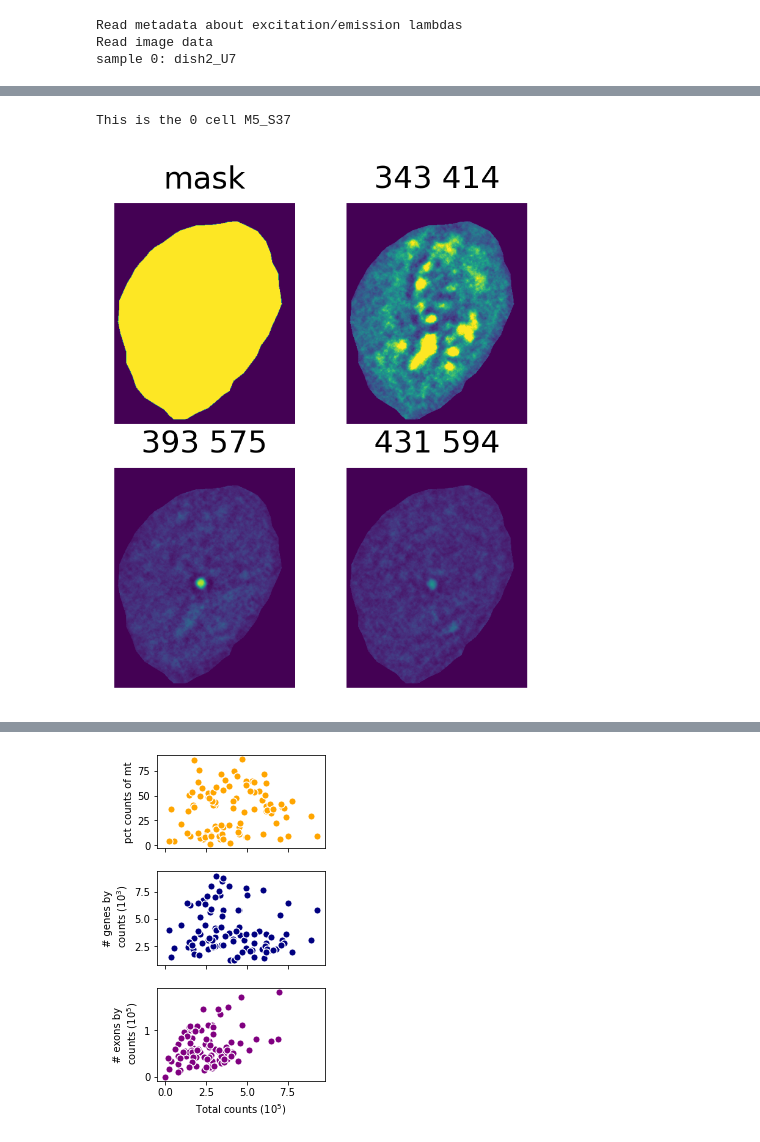
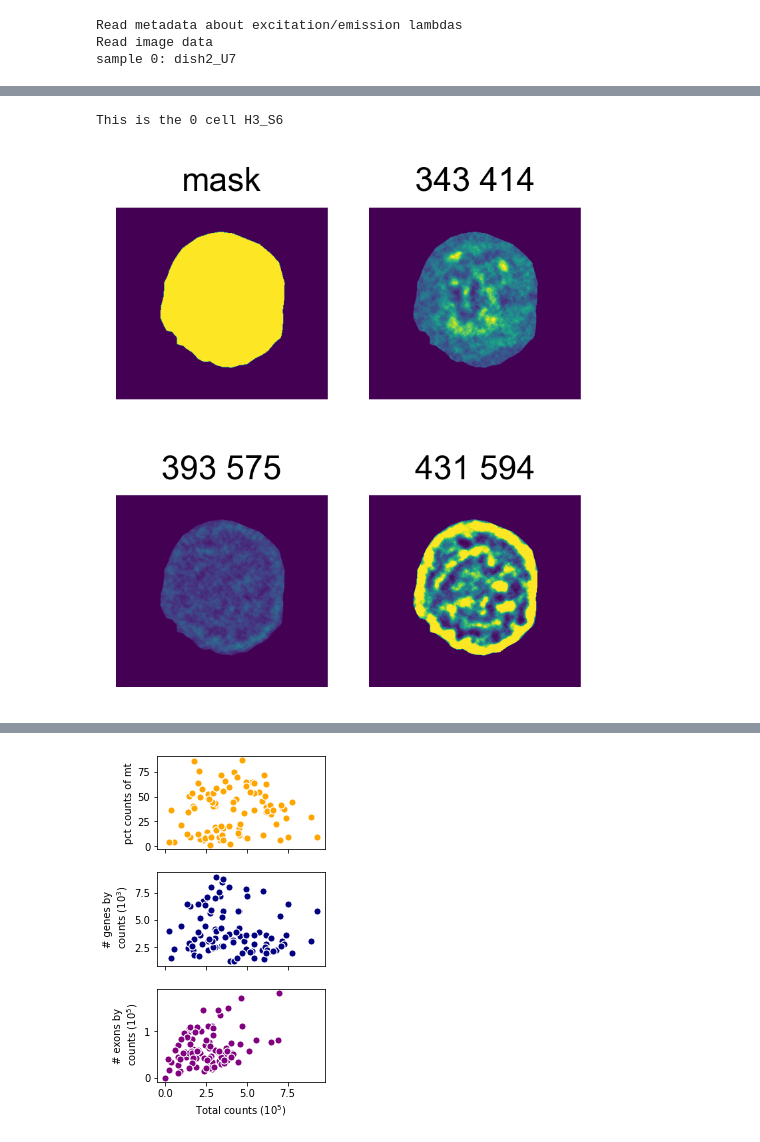
Before and after one commit to echosun77/echosun77-MCF7_hyperspectral_imaging_sequencing, a Jupyter notebook: figures/figure1/Figure 1.ipynb, the cells around one changed output, grey strips where cells are left out. Drawn from its saved outputs; the diff is of its cells as text; code cells hidden in the pictures.

```diff
--- a/figures/figure1/Figure 1.ipynb
+++ b/figures/figure1/Figure 1.ipynb
@@ -99,3 +33,0 @@ AttributeError: 'slice' object has no attribute 'encode'
-# %%
-for key in data['HAC_Image']['projectStruct']['hardware']['microscope'].keys():
-    print(data['HAC_Image']['projectStruct']['hardware']['microscope'][key])
@@ -111,4 +33,0 @@ for key in data['HAC_Image']['projectStruct']['hardware']['microscope'].keys():
-# %%
-data_input = data['HAC_Image']['projectStruct']['hardware']['microscope']
-for key in data_input['ReflectedLightFluorescenceIlluminator'].keys():
-    print('{}: {}'.format(key, spell_key(data_input, key, superkey='ReflectedLightFluorescenceIlluminator')))
@@ -166,7 +65,7 @@ def read_image(fn):
 fdn_mat = '/home/yike/phd/cancer_cells_img_seq/data/20220201_imaging/'
 fdn_images = '/home/yike/phd/cancer_cells_img_seq/docs/hyperspectral_sequencing_ewa/figures/figure1/grid_figures/'
 
-fns_plot = ['dish2_U7.mat']
+fns_plot = ['dish1_Q11.mat']
 for i, fn in enumerate(fns_plot):
     info = read_image(fdn_mat + fn)
     data = info['data']
@@ -203,7 +102,7 @@ sample 0: dish2_U7
 fdn_mat = '/home/yike/phd/cancer_cells_img_seq/data/20220201_imaging/'
 fdn_images = '/home/yike/phd/cancer_cells_img_seq/docs/hyperspectral_sequencing_ewa/figures/figure1/grid_figures/'
 
-fns_plot = ['dish2_U7.mat']
+fns_plot = ['dish1_Q11.mat']
 for i, fn in enumerate(fns_plot):
     info = read_image(fdn_mat + fn)
     data = info['data']
@@ -223,7 +122,7 @@ for i, fn in enumerate(fns_plot):
         if not os.path.exists(fn_ori):
             os.mkdir(fn_ori)
         plt.savefig(fn_ori + '/' + wl_name+ '.png', bbox_inches='tight', dpi=150)
-        plt.savefig(fn_ori + '/' + wl_name + '.pdf', bbox_inches='tight', dpi=150)
+#         plt.savefig(fn_ori + '/' + wl_name + '.pdf', bbox_inches='tight', dpi=150)
 # %% [output]
 Read metadata about excitation/emission lambdas
 Read image data
@@ -244,33 +143,33 @@ sample 0: dish2_U7
 # Panel 3 of figure 1
 # plot 3 chaneels and the mask of segmented cells
 # M5_S37 as the example
 
 npz_fdn = '/home/yike/phd/cancer_cells_img_seq/figures/segmentation/cancer100cells/'
 save_path = '/home/yike/phd/cancer_cells_img_seq/docs/hyperspectral_sequencing_ewa/figures/figure1/'
 
-fns = ['M5_S37.npz']
+fns = ['H3_S6.npz']
 
 for i, fn in enumerate(fns):
 
     image = np.load(npz_fdn + fn)
     sample = fn.split('.')[0]
 
     print(f'This is the {i} cell {sample}')
     fig, axs = plt.subplots(2, 2, figsize=(3, 3.5), dpi=300)
     rcParams['pdf.fonttype'] = 42
     axs = axs.ravel()
 
     for i, file in enumerate([image.files[j] for j in [16, 2, 8, 13]]):
 #         dd = (image[file] / image[file].max() * 255).astype(np.uint8)
 #         dd_nor = (dd * 30.0 / np.bincount(dd.ravel()).argmax()).astype(np.uint8)
 
         axs[i].imshow(image[file] * image['new_segmentation'], vmax=[None, 10000][i != 0]) # cmap='gray'
         if i != 0:
             axs[i].set_title('{} {}'.format(file.split('_')[1], file.split('_')[2]) )
         axs[i].axis('off')
     axs[0].set_title('mask')
     plt.savefig(save_path + sample + '_2.png', bbox_inches='tight')
     plt.savefig(save_path + sample + '_2.pdf', bbox_inches='tight')
 # %% [output]
-This is the 0 cell M5_S37
+This is the 0 cell H3_S6
-[figure, old version]
+[figure, new version]
```
Also changed, not shown: parts of 17 cells of this notebook, 15 other files.
